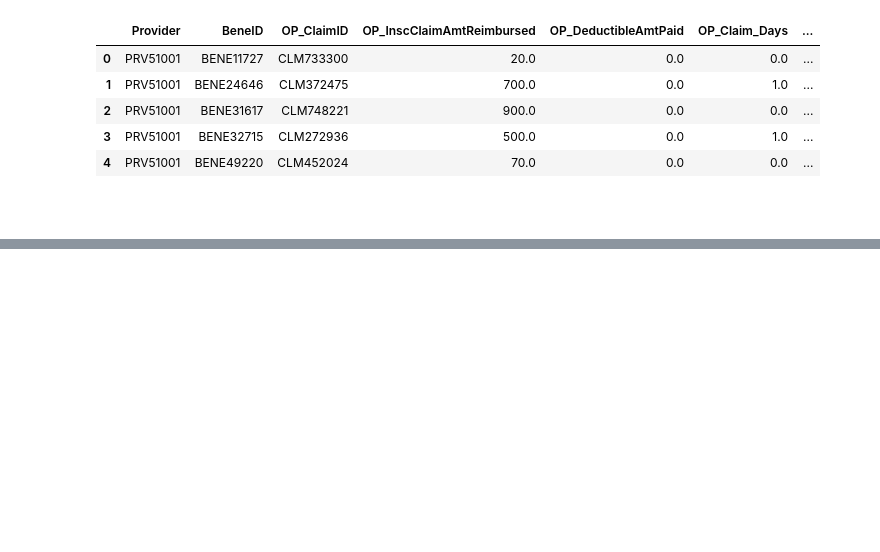
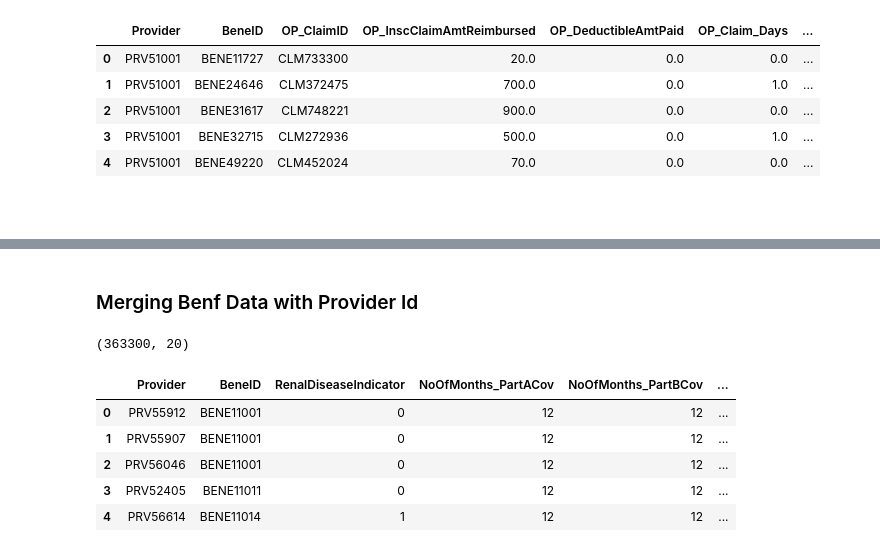
Before and after one commit to Manikanta-Peumalla1/Provider_Fraud_Detection, a Jupyter notebook: Data_Preparation_Code/Data_Preparation_Code.ipynb, the cells around one changed output, grey strips where cells are left out. Saved outputs shown, nothing was run; the diff lists cells and outputs as text; code cells hidden in the pictures; blank space fills up the shorter version.

Commit message:
Final Data Prep code

```diff
--- a/Data_Preparation_Code/Data_Preparation_Code.ipynb
+++ b/Data_Preparation_Code/Data_Preparation_Code.ipynb
@@ -390,0 +354,14 @@ df_op_final.head()
+# %% [markdown]
+### Merging Benf Data with Provider Id
+# %%
+df_benf_provider  = df_ip_op_benf_unique.merge(df_benf, on = 'BeneID', how = 'left')
+print(df_benf_provider.shape)
+df_benf_provider.head()
+# %% [output]
+(363300, 20)
+|  | Provider | BeneID | RenalDiseaseIndicator | NoOfMonths_PartACov | NoOfMonths_PartBCov | ... |
+| 0 | PRV55912 | BENE11001 | 0 | 12 | 12 | ... |
+| 1 | PRV55907 | BENE11001 | 0 | 12 | 12 | ... |
+| 2 | PRV56046 | BENE11001 | 0 | 12 | 12 | ... |
+| 3 | PRV52405 | BENE11011 | 0 | 12 | 12 | ... |
+| 4 | PRV56614 | BENE11014 | 1 | 12 | 12 | ... |
```
Also changed, not shown: parts of 19 cells of this notebook, 1 other file.
